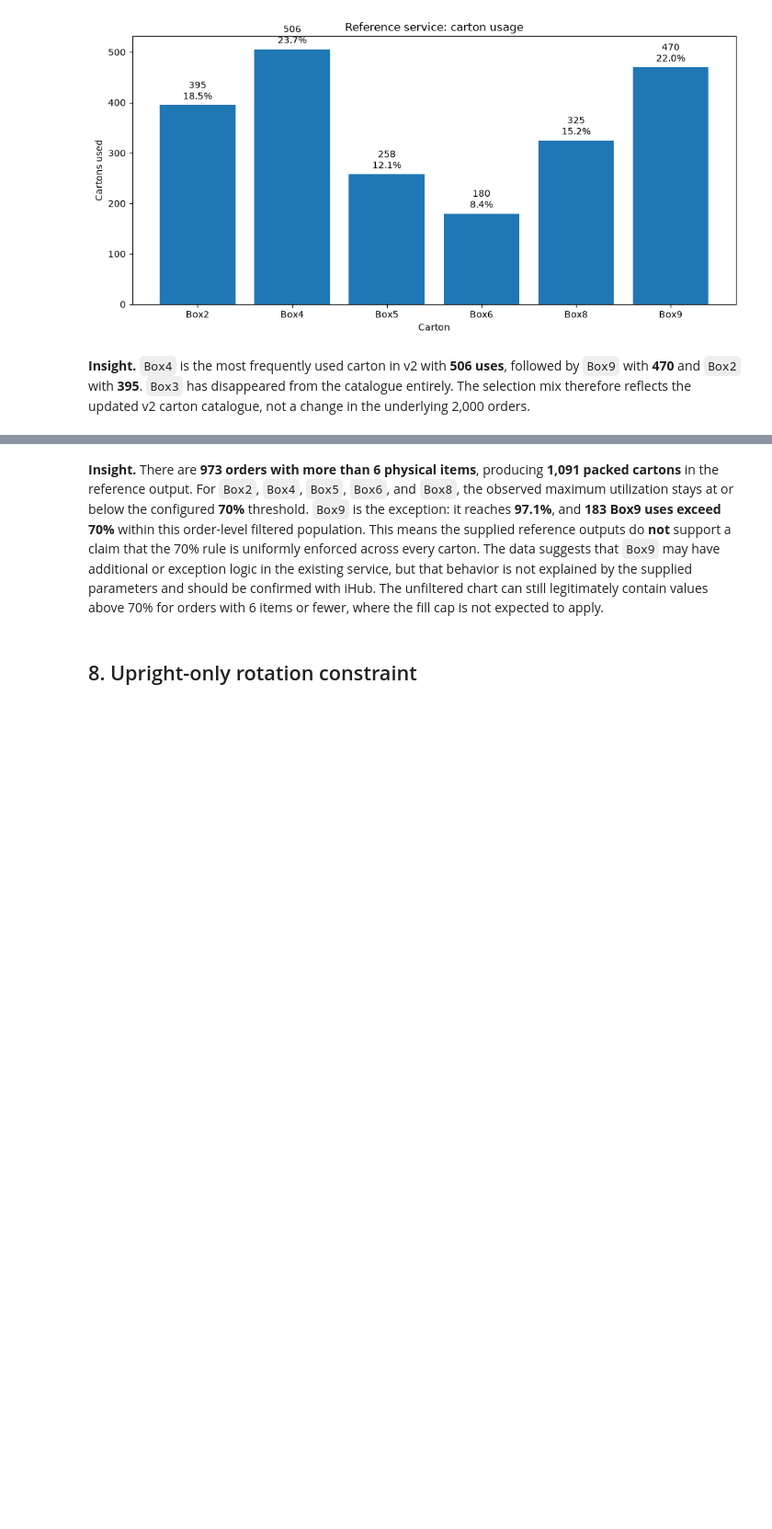
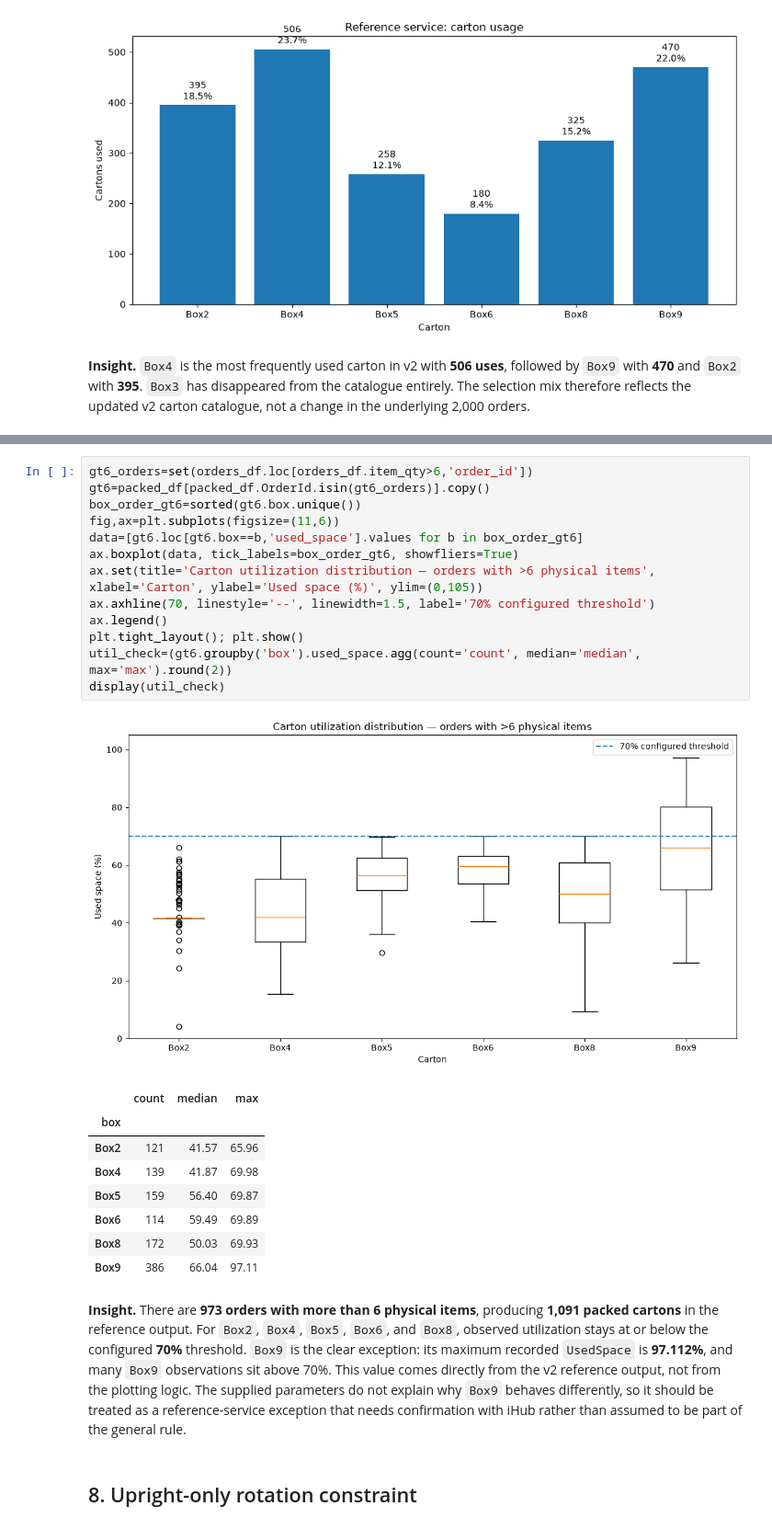
Before and after one commit to Voycepeh/ihubsolutions-capstone-project, a Jupyter notebook: notebooks/Inital EDA v2.ipynb, the cells around one changed output, grey strips where cells are left out. Shown at 92% size. Cells and saved outputs as stored; diff of their text form; blank space fills up the shorter version.

```diff
--- a/notebooks/Inital EDA v2.ipynb
+++ b/notebooks/Inital EDA v2.ipynb
@@ -211,5 +176,28 @@ Cartons above 70%: 183
+# %%
+gt6_orders=set(orders_df.loc[orders_df.item_qty>6,'order_id'])
+gt6=packed_df[packed_df.OrderId.isin(gt6_orders)].copy()
+box_order_gt6=sorted(gt6.box.unique())
+fig,ax=plt.subplots(figsize=(11,6))
+data=[gt6.loc[gt6.box==b,'used_space'].values for b in box_order_gt6]
+ax.boxplot(data, tick_labels=box_order_gt6, showfliers=True)
+ax.set(title='Carton utilization distribution — orders with >6 physical items', xlabel='Carton', ylabel='Used space (%)', ylim=(0,105))
+ax.axhline(70, linestyle='--', linewidth=1.5, label='70% configured threshold')
+ax.legend()
+plt.tight_layout(); plt.show()
+util_check=(gt6.groupby('box').used_space.agg(count='count', median='median', max='max').round(2))
+display(util_check)
+# %% [output]
+[figure, added]
+|  | count | median | max |
+| box |  |  |  |
+| Box2 | 121 | 41.57 | 65.96 |
+| Box4 | 139 | 41.87 | 69.98 |
+| Box5 | 159 | 56.40 | 69.87 |
+| Box6 | 114 | 59.49 | 69.89 |
+| Box8 | 172 | 50.03 | 69.93 |
+| Box9 | 386 | 66.04 | 97.11 |
 # %% [markdown]
-**Insight.** There are **973 orders with more than 6 physical items**, producing **1,091 packed cartons** in the reference output. For `Box2`, `Box4`, `Box5`, `Box6`, and `Box8`, the observed maximum utilization stays at or below the configured **70%** threshold. `Box9` is the exception: it reaches **97.1%**, and **183 Box9 uses exceed 70%** within this order-level filtered population. This means the supplied reference outputs do **not** support a claim that the 70% rule is uniformly enforced across every carton. The data suggests that `Box9` may have additional or exception logic in the existing service, but that behavior is not explained by the supplied parameters and should be confirmed with iHub. The unfiltered chart can still legitimately contain values above 70% for orders with 6 items or fewer, where the fill cap is not expected to apply.
+**Insight.** There are **973 orders with more than 6 physical items**, producing **1,091 packed cartons** in the reference output. For `Box2`, `Box4`, `Box5`, `Box6`, and `Box8`, observed utilization stays at or below the configured **70%** threshold. `Box9` is the clear exception: its maximum recorded `UsedSpace` is **97.112%**, and many `Box9` observations sit above 70%. This value comes directly from the v2 reference output, not from the plotting logic. The supplied parameters do not explain why `Box9` behaves differently, so it should be treated as a reference-service exception that needs confirmation with iHub rather than assumed to be part of the general rule.
 # %% [markdown]
 ## 8. Upright-only rotation constraint
 # %%
```
Also changed, not shown: parts of 9 cells of this notebook, 2 other files.
